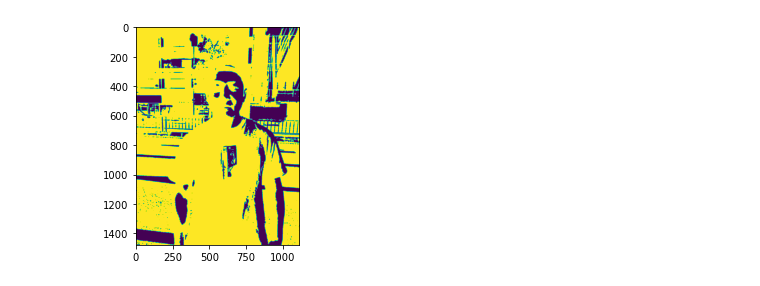
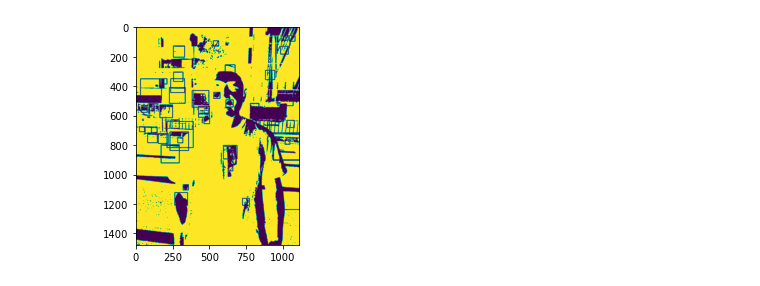
Before and after one commit to osyun0101/python_sample, a Jupyter notebook: Untitled11.ipynb, the cells around one changed output. Cells and saved outputs as stored; diff of their text form; code cells hidden in the pictures.

```diff
--- a/Untitled11.ipynb
+++ b/Untitled11.ipynb
@@ -1,15 +1,22 @@
 # %%
 import cv2
 import matplotlib.pyplot as plt
 
 kanzi = cv2.imread("kanzi.jpg")
 kanzi = cv2.cvtColor(kanzi, cv2.COLOR_BGR2GRAY)
 
 im = cv2.GaussianBlur(kanzi,  (7,7),0)
 im = cv2.threshold(im, 140, 255,cv2.THRESH_BINARY_INV)[1]
 
+cnts= cv2.findContours(im, cv2.RETR_LIST, cv2.CHAIN_APPROX_SIMPLE)[1]
+
+for pt in cnts:
+    x,y,w,h = cv2.boundingRect(pt)
+    if w < 30 or w >300: continue
+    cv2.rectangle(im, (x,y),(x+w,y+w),(0,0,255), 3)
+
 
 plt.imshow(im)
 plt.show()
 # %% [output]
-[figure, old version]
+[figure, new version]
```
